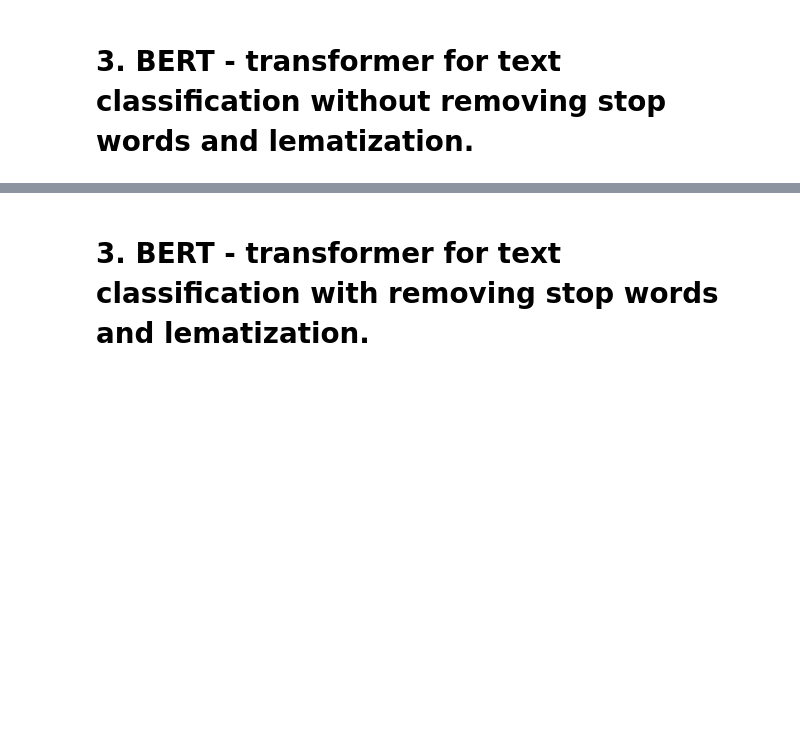
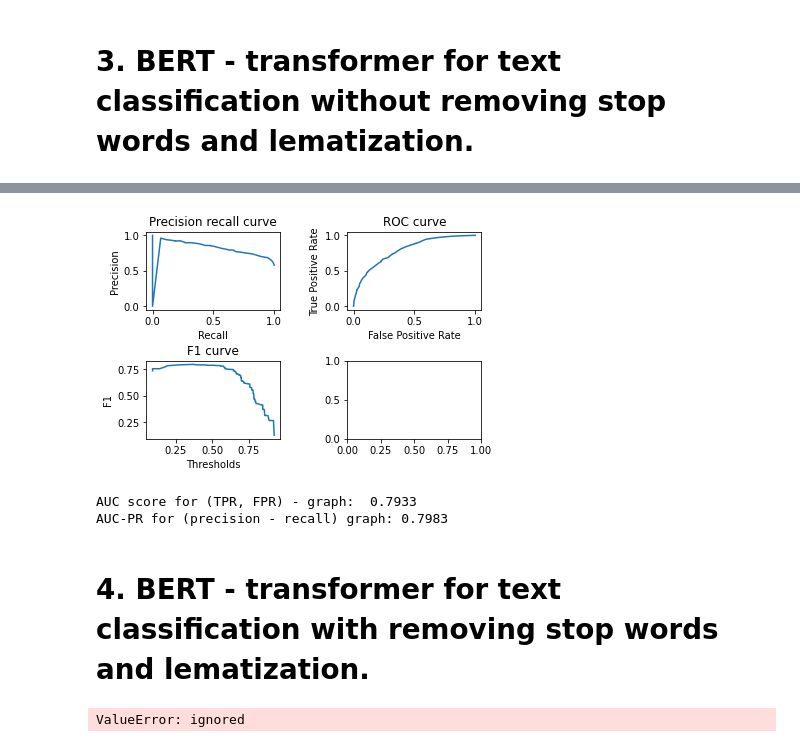
Before and after one commit to stazam/DTSE-project, a Jupyter notebook: DTSE_steam_data_reviews_model_building.ipynb, the cells around one changed output, grey strips where cells are left out. Saved outputs shown, nothing was run; the diff lists cells and outputs as text; code cells hidden in the pictures; blank space fills up the shorter version.

```diff
--- a/DTSE_steam_data_reviews_model_building.ipynb
+++ b/DTSE_steam_data_reviews_model_building.ipynb
@@ -645,2 +766,12 @@ All in all, the best model is still the first one without stacking method.
+# %%
+diag_graphs(model_3, X_test_NN, y_test)
+# %% [output]
+[figure, added]
+AUC score for (TPR, FPR) - graph:  0.7933
+AUC-PR for (precision - recall) graph: 0.7983
 # %% [markdown]
-# 3. **BERT** - transformer for text classification with removing stop words and lematization.
+# 4. **BERT** - transformer for text classification with removing stop words and lematization.
+# %%
+X_train, X_test, y_train, y_test = train_test_split(X_ls, y, test_size=0.33, random_state=42)
+# %% [output]
+ValueError: ignored
```
Also changed, not shown: parts of 24 cells of this notebook.
